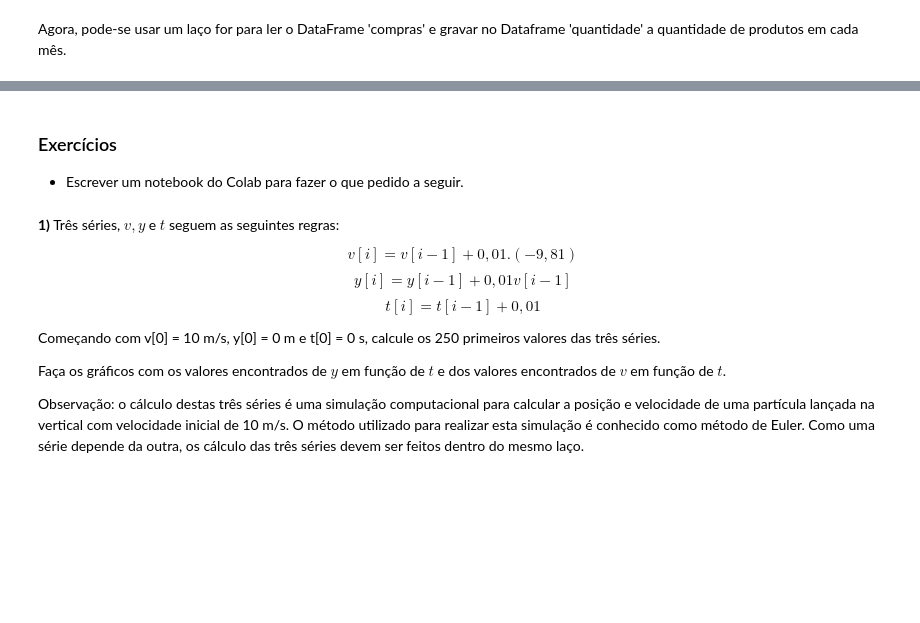
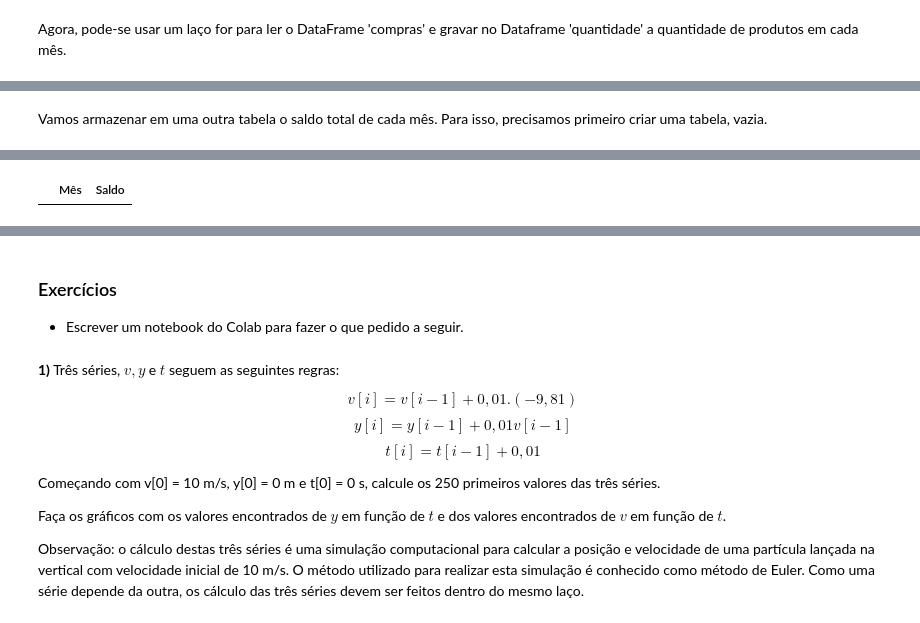
Before and after one commit to BMClab/BasesComputacionais, a Jupyter notebook: aula7/EstruturasDeRepeticaoTabelas.ipynb, the cells around one changed output, grey strips where cells are left out. Saved outputs shown, nothing was run; the diff lists cells and outputs as text; code cells hidden in the pictures; blank space fills up the shorter version.

```diff
--- a/aula7/EstruturasDeRepeticaoTabelas.ipynb
+++ b/aula7/EstruturasDeRepeticaoTabelas.ipynb
@@ -254,0 +269,6 @@ quantidade
+# %% [markdown]
+Vamos armazenar em uma outra tabela o saldo total de cada mês. Para isso, precisamos primeiro criar uma tabela, vazia.
+# %%
+saldo = pd.DataFrame(columns=['Mês', 'Saldo'])
+saldo
+# %% [output]
@@ -254,0 +276 @@ quantidade
+|  | Mês | Saldo |
```
Also changed, not shown: parts of 20 cells of this notebook.
